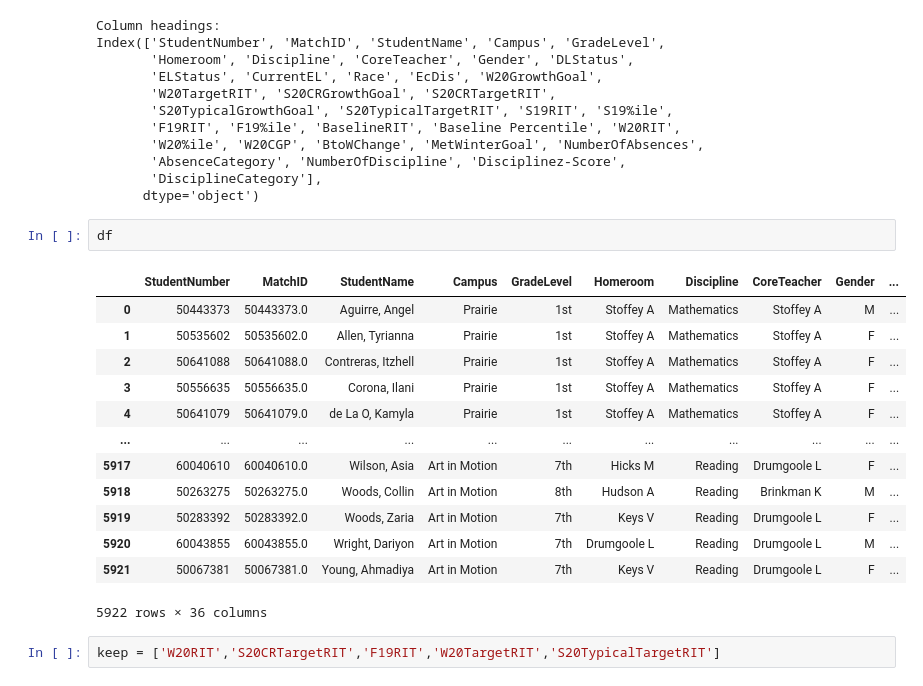
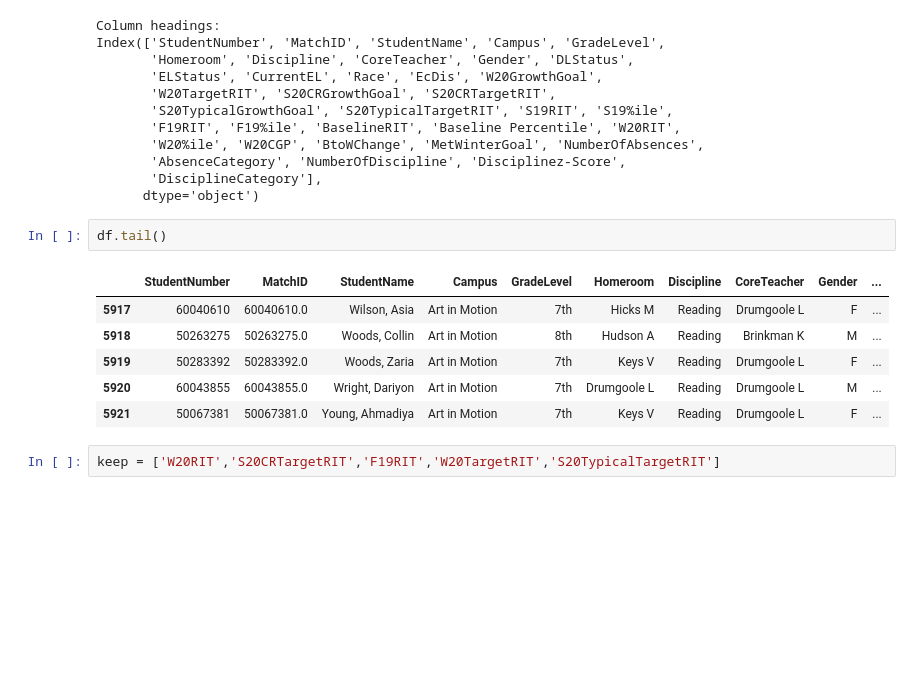
Before and after one commit to tianchu-shu/DataMade, a Jupyter notebook: Bullet_graph.ipynb, the cells around one changed output. Saved outputs shown, nothing was run; the diff lists cells and outputs as text; blank space fills up the shorter version.

```diff
--- a/Bullet_graph.ipynb
+++ b/Bullet_graph.ipynb
@@ -31,21 +35,14 @@ Index(['StudentNumber', 'MatchID', 'StudentName', 'Campus', 'GradeLevel',
        'DisciplineCategory'],
       dtype='object')
 # %%
-df
+df.tail()
 # %% [output]
 |  | StudentNumber | MatchID | StudentName | Campus | GradeLevel | Homeroom | Discipline | CoreTeacher | Gender | ... |
-| 0 | 50443373 | 50443373.0 | Aguirre, Angel | Prairie | 1st | Stoffey A | Mathematics | Stoffey A | M | ... |
-| 1 | 50535602 | 50535602.0 | Allen, Tyrianna | Prairie | 1st | Stoffey A | Mathematics | Stoffey A | F | ... |
-| 2 | 50641088 | 50641088.0 | Contreras, Itzhell | Prairie | 1st | Stoffey A | Mathematics | Stoffey A | F | ... |
-| 3 | 50556635 | 50556635.0 | Corona, Ilani | Prairie | 1st | Stoffey A | Mathematics | Stoffey A | F | ... |
-| 4 | 50641079 | 50641079.0 | de La O, Kamyla | Prairie | 1st | Stoffey A | Mathematics | Stoffey A | F | ... |
-| ... | ... | ... | ... | ... | ... | ... | ... | ... | ... | ... |
 | 5917 | 60040610 | 60040610.0 | Wilson, Asia | Art in Motion | 7th | Hicks M | Reading | Drumgoole L | F | ... |
 | 5918 | 50263275 | 50263275.0 | Woods, Collin | Art in Motion | 8th | Hudson A | Reading | Brinkman K | M | ... |
 | 5919 | 50283392 | 50283392.0 | Woods, Zaria | Art in Motion | 7th | Keys V | Reading | Drumgoole L | F | ... |
 | 5920 | 60043855 | 60043855.0 | Wright, Dariyon | Art in Motion | 7th | Drumgoole L | Reading | Drumgoole L | M | ... |
 | 5921 | 50067381 | 50067381.0 | Young, Ahmadiya | Art in Motion | 7th | Keys V | Reading | Drumgoole L | F | ... |
-5922 rows × 36 columns
 # %%
 keep = ['W20RIT','S20CRTargetRIT','F19RIT','W20TargetRIT','S20TypicalTargetRIT']
 # %%
```
Also changed, not shown: parts of 50 cells of this notebook.
